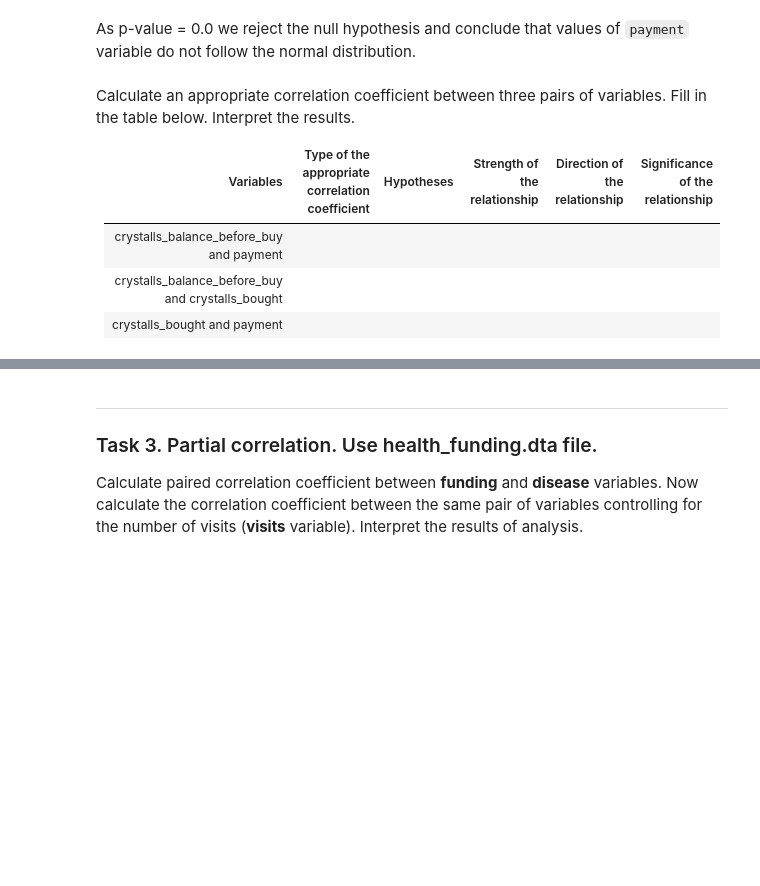
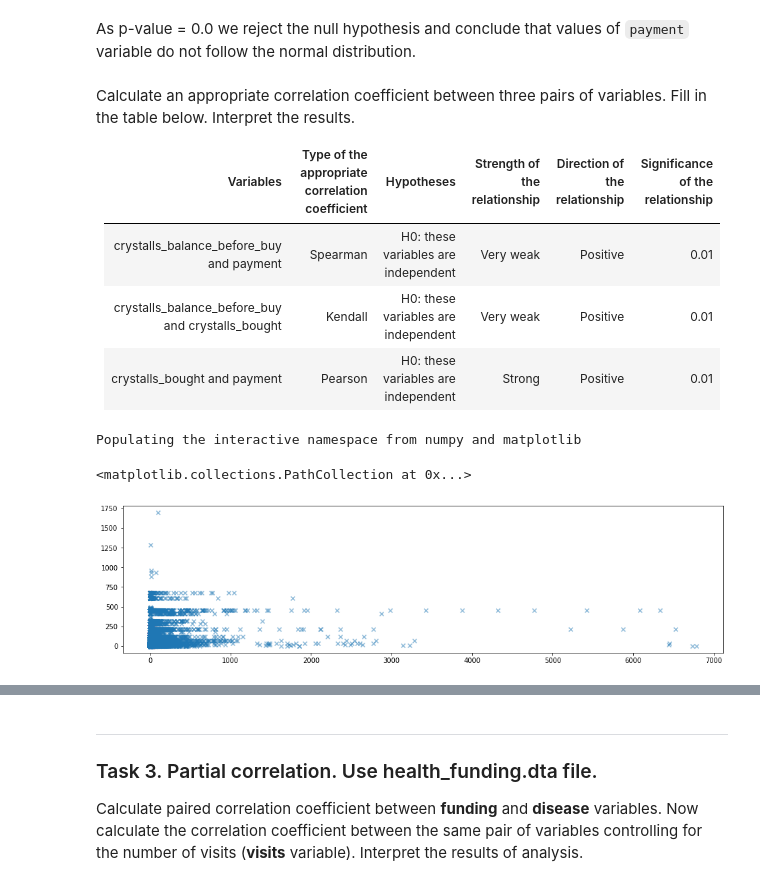
Before and after one commit to Mist3r-R/da-hse-sse-2020, a Jupyter notebook: 08.02_Rogovets.ipynb, the cells around one changed output, grey strips where cells are left out. Saved outputs shown, nothing was run; the diff lists cells and outputs as text; code cells hidden in the pictures; blank space fills up the shorter version.

```diff
--- a/08.02_Rogovets.ipynb
+++ b/08.02_Rogovets.ipynb
@@ -59,6 +59,15 @@ Calculate an appropriate correlation coefficient between three pairs of variable
 
 | Variables | Type of the appropriate correlation coefficient | Hypotheses | Strength of the relationship | Direction of the relationship | Significance of the relationship |
 |:---|:---:|:---:|:---:|:---:|:---:|
-| crystalls_balance_before_buy and payment |   |   |   |   |   |
-| crystalls_balance_before_buy and crystalls_bought |   |   |   |   |   |
-| crystalls_bought and payment |   |   |   |   |   |
+| crystalls_balance_before_buy and payment | Spearman   | H0: these variables are independent  | Very weak  | Positive  | 0.01  |
+| crystalls_balance_before_buy and crystalls_bought | Kendall  | H0: these variables are independent  | Very weak  | Positive  |  0.01 |
+| crystalls_bought and payment | Pearson  | H0: these variables are independent  | Strong  | Positive  |  0.01 |
+# %%
+%pylab inline
+pylab.rcParams['figure.figsize'] = (16, 4)
+
+plt.scatter(data.crystalls_balance_before_buy, data.crystalls_bought, marker = "x", alpha = 0.5)
+# %% [output]
+Populating the interactive namespace from numpy and matplotlib
+<matplotlib.collections.PathCollection at 0x...>
+[figure, added]
```
Also changed, not shown: parts of 3 cells of this notebook.
